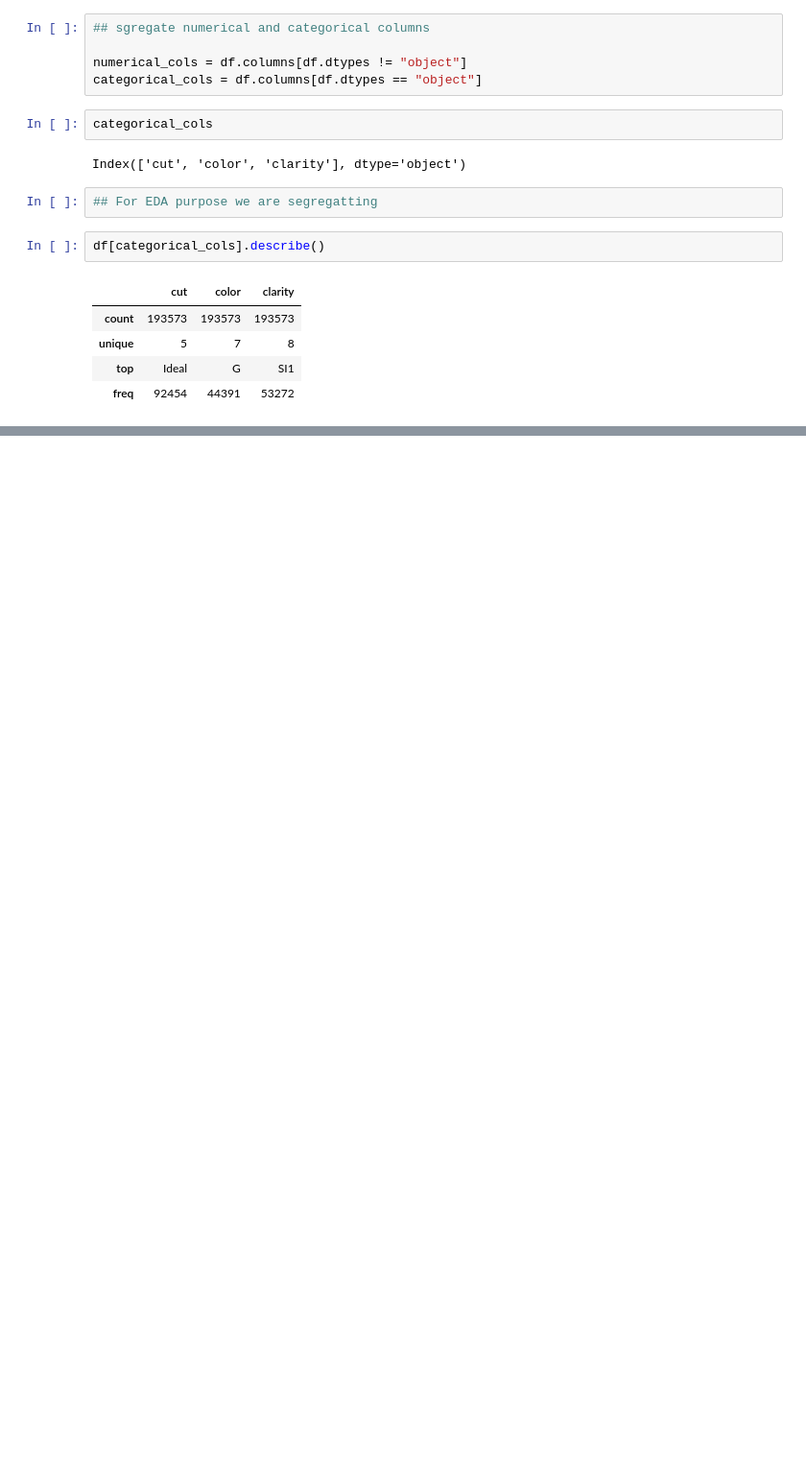
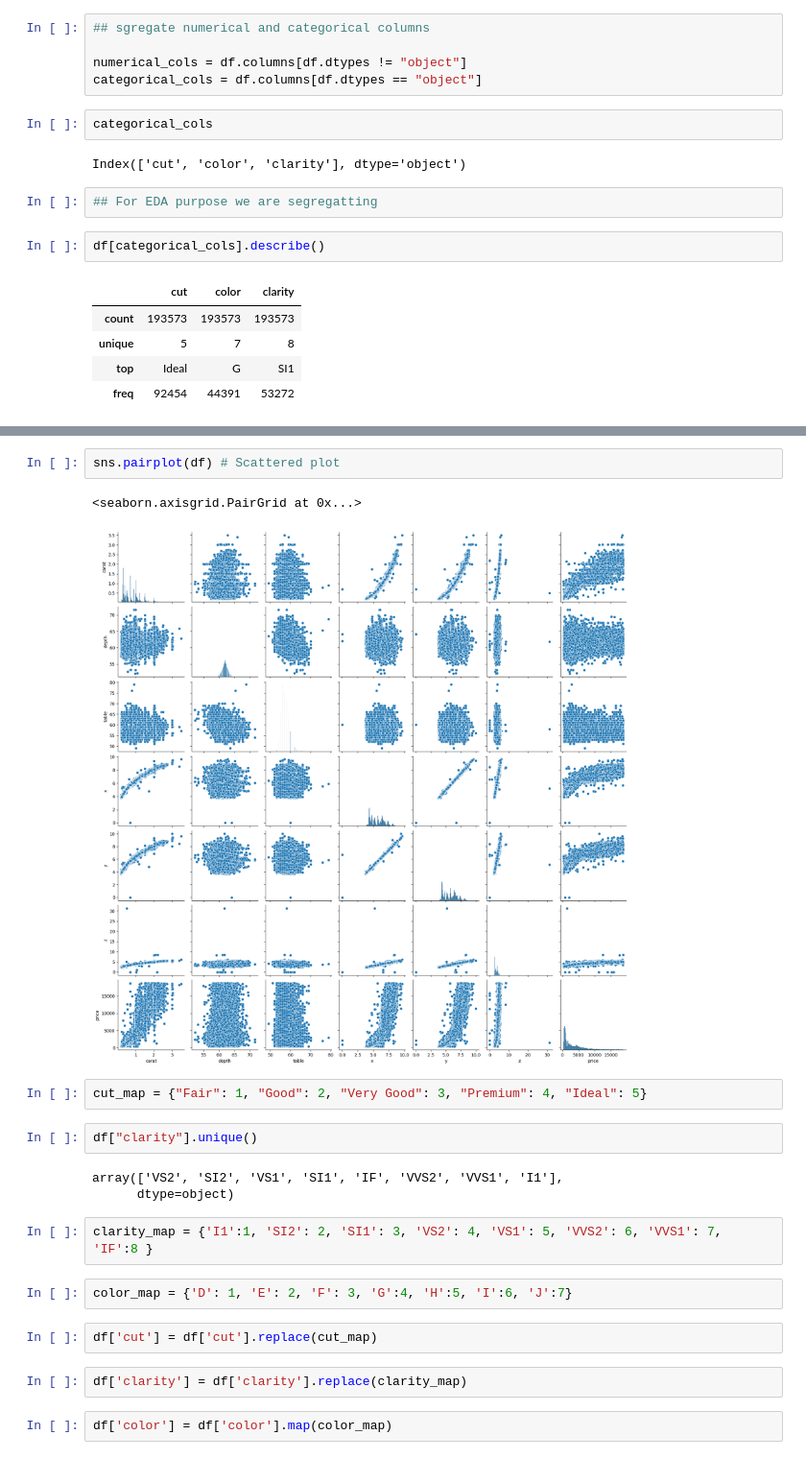
Before and after one commit to ShreyaG23/Gemstone-price-prediction, a Jupyter notebook: notebook/EDA.ipynb, the cells around one changed output, grey strips where cells are left out. Shown at 96% size. Saved outputs shown, nothing was run; the diff lists cells and outputs as text; blank space fills up the shorter version.

```diff
--- a/notebook/EDA.ipynb
+++ b/notebook/EDA.ipynb
@@ -99,0 +186,22 @@ df[numerical_cols].describe()
+# %%
+sns.pairplot(df) # Scattered plot
+# %% [output]
+<seaborn.axisgrid.PairGrid at 0x...>
+[figure, added]
+# %%
+cut_map = {"Fair": 1, "Good": 2, "Very Good": 3, "Premium": 4, "Ideal": 5}
+# %%
+df["clarity"].unique()
+# %% [output]
+array(['VS2', 'SI2', 'VS1', 'SI1', 'IF', 'VVS2', 'VVS1', 'I1'],
+      dtype=object)
+# %%
+clarity_map = {'I1':1, 'SI2': 2, 'SI1': 3, 'VS2': 4, 'VS1': 5, 'VVS2': 6, 'VVS1': 7, 'IF':8 }
+# %%
+color_map = {'D': 1, 'E': 2, 'F': 3, 'G':4, 'H':5, 'I':6, 'J':7}
+# %%
+df['cut'] = df['cut'].replace(cut_map)
+# %%
+df['clarity'] = df['clarity'].replace(clarity_map)
+# %%
+df['color'] = df['color'].map(color_map)
```
Also changed, not shown: parts of 10 cells of this notebook, 3 other files.
